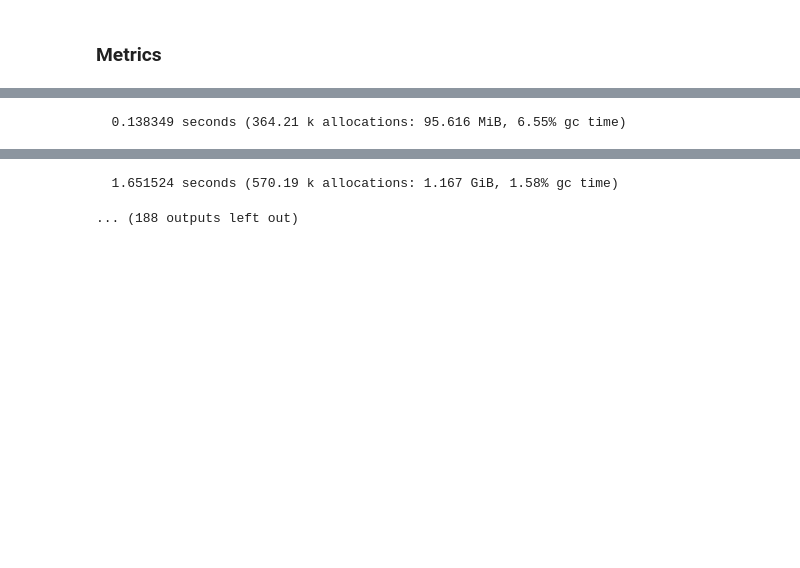
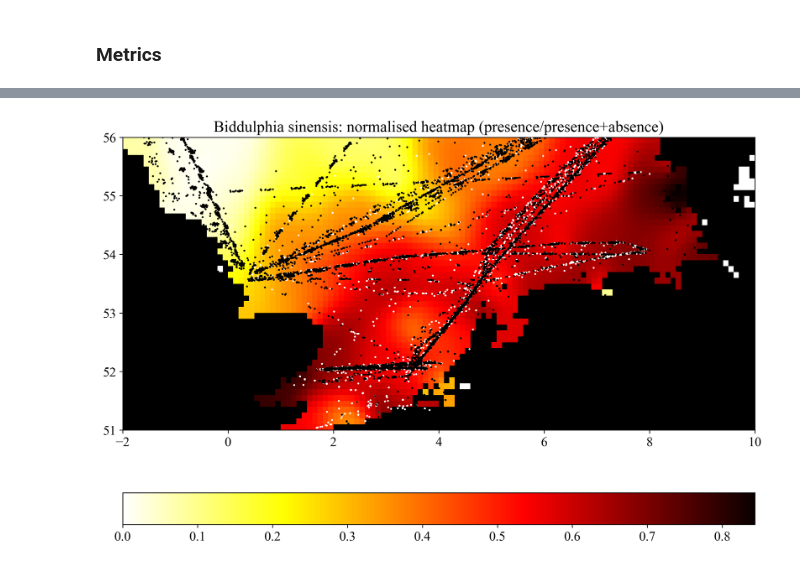
Before and after one commit to EMODnet/EMODnet-Biology-Phytoplankton-Interpolated-Maps, a Jupyter notebook: analysis/interp_presence_absence.ipynb, the cells around one changed output, grey strips where cells are left out. Cells and saved outputs as stored; diff of their text form; code cells hidden in the pictures; blank space fills up the shorter version.

```diff
--- a/analysis/interp_presence_absence.ipynb
+++ b/analysis/interp_presence_absence.ipynb
@@ -94,0 +71,14 @@ xx, yy = ndgrid(xi, yi);
+# %%
+speciesname = get_species_name(basename(datafile))
+speciesslug = get_species_slug(basename(datafile))
+@info("Working on $(speciesname)")
+
+# Data reading
+dates, lons, lats, occurs = read_data_phyto(joinpath(datadir, datafile));
+
+# Conversion of coordinates
+# We have to go from `EPSG:32361` to `WGS84`.
+lon, lat = transform_coords(lons, lats)
+
+data_presence = occurs .== 1;
+data_absence = .!(data_presence);
@@ -95,49 +113,19 @@ xx, yy = ndgrid(xi, yi);
 # %%
-for datafile in datafilelist[41:end]
-    speciesname = get_species_name(datafile)
-    @info("Working on $(speciesname)")
+if doplot
+    """
+    plot_heatmap(longrid, latgrid, dens1, lon[data_presence], lat[data_presence],
+        "$(speciesname): heatmap with 'presence' data points", joinpath(figdir, "$(speciesname)_heatmap_presence.png"))
+    plot_heatmap(longrid, latgrid, dens2, lon[data_absence], lat[data_absence],
+        "$(speciesname): heatmap with 'absence' data points", joinpath(figdir, "$(speciesname)_heatmap_absence.png"))
+    plot_heatmap(longrid, latgrid, dens3, lon, lat,
+        "$(speciesname): heatmap with all data points", joinpath(figdir, "$(speciesname)_heatmap_all.png"))
+    """
+    plot_heatmap(longrid, latgrid, dens2 ./ (dens2 .+ dens3), lon, lat, occurs,
+        "$(speciesname): normalised heatmap (presence/presence+absence)")
+    pcolormesh(longrid, latgrid, mask', cmap=PyPlot.cm.binary_r)
+end
 
-    # Data reading
-    dates, lons, lats, occurs = read_data_phyto(joinpath(datadir, datafile));
-
-    # Conversion of coordinates
-    # We have to go from `EPSG:32361` to `WGS84`.
-    lon, lat = transform_coords(lons, lats)
-
-    # Plot presence/absence
-    if doplot
-        make_plot_presence_absence(lon, lat, joinpath(figdir, "$(replace(speciesname, " " => "_"))_data_presence_absence.png"))
-    end
-
-    data_presence = occurs .== 1;
-    data_absence = .!(data_presence);
-
-    # Compute heatmap
-    inflation = ones(length(lon));
-    @time dens1, LHM, LCV, LSCV = DIVAnd_heatmap(mask, (pm,pn), (xx, yy),
-        (lon, lat), inflation, 0.2);
-    @time dens2, LHM, LCV, LSCV = DIVAnd_heatmap(mask, (pm,pn), (xx, yy),
-        (lon[data_presence], lat[data_presence]), inflation[data_presence], 0.2);
-    @time dens3, LHM, LCV, LSCV = DIVAnd_heatmap(mask, (pm,pn), (xx, yy),
-        (lon[data_absence], lat[data_absence]), inflation[data_absence], 0.2);
-
-    if doplot
-        """
-        plot_heatmap(longrid, latgrid, dens1, lon[data_presence], lat[data_presence],
-            "$(speciesname): heatmap with 'presence' data points", joinpath(figdir, "$(speciesname)_heatmap_presence.png"))
-        plot_heatmap(longrid, latgrid, dens2, lon[data_absence], lat[data_absence],
-            "$(speciesname): heatmap with 'absence' data points", joinpath(figdir, "$(speciesname)_heatmap_absence.png"))
-        plot_heatmap(longrid, latgrid, dens3, lon, lat,
-            "$(speciesname): heatmap with all data points", joinpath(figdir, "$(speciesname)_heatmap_all.png"))
-        """
-        plot_heatmap(longrid, latgrid, dens2 ./ (dens2.+dens3), lon, lat, occurs,
-            "$(speciesname): normalised heatmap (presence/presence+absence)",
-            joinpath(figdir, "$(replace(speciesname, " " => "_"))_heatmap_relative.png"))
-    end
-
-    # Write in netCDF
-    create_nc_results(joinpath(outputdir, "$(speciesname)_heatmap.nc"),
-        longrid, latgrid, dens2 ./ (dens2 .+ dens3), speciesname);
-
-end
+# Write in netCDF
+create_nc_results(joinpath(outputdir, "$(speciesname)_heatmap.nc"),
+    longrid, latgrid, dens2 ./ (dens2 .+ dens3), speciesname);
 # %% [output]
@@ -161 +131,0 @@ end
-  0.138349 seconds (364.21 k allocations: 95.616 MiB, 6.55% gc time)
@@ -170,2 +132 @@ end
-  1.651524 seconds (570.19 k allocations: 1.167 GiB, 1.58% gc time)
-... (188 outputs left out)
+[figure, added]
```
Also changed, not shown: parts of 12 cells of this notebook, 1 other file.
